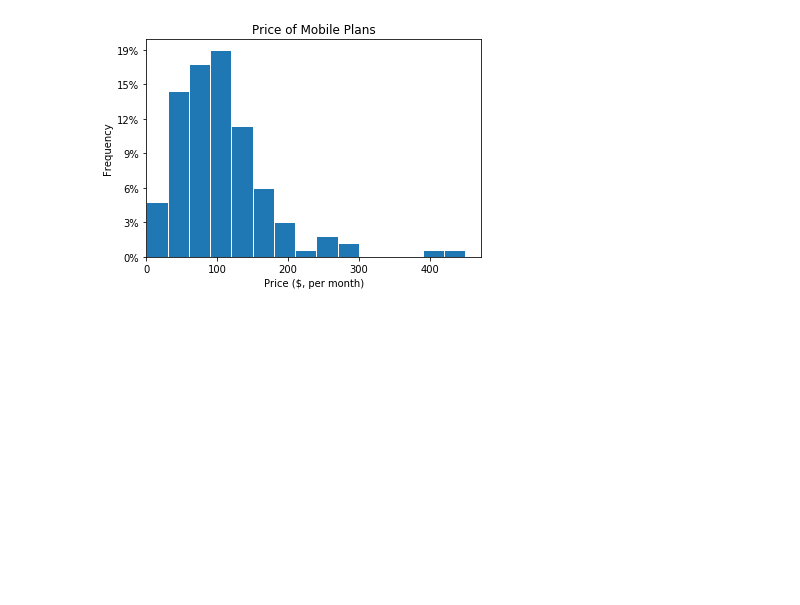
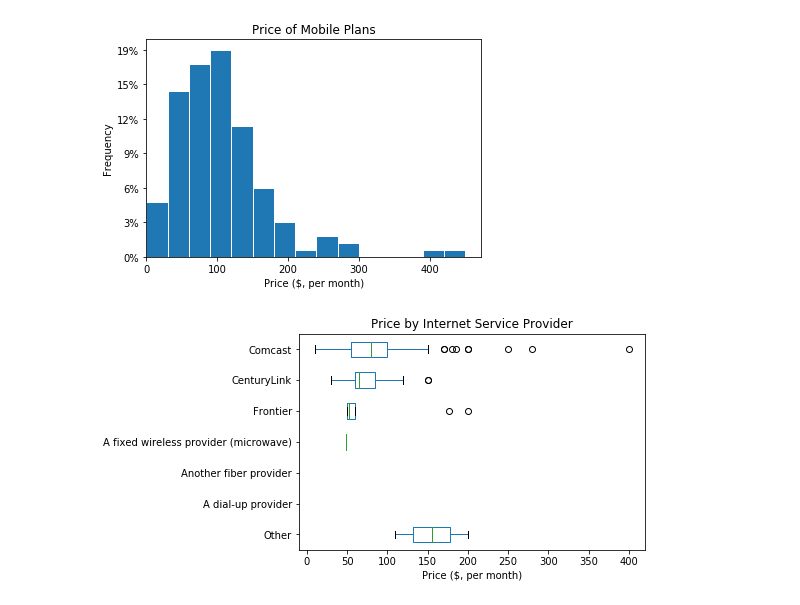
Before and after one commit to municipalbroadband/reports, a Jupyter notebook: mbpdx/2020-02-community-engagement/report.ipynb, the cells around one changed output. Saved outputs shown, nothing was run; the diff lists cells and outputs as text; code cells hidden in the pictures; blank space fills up the shorter version.

```diff
--- a/mbpdx/2020-02-community-engagement/report.ipynb
+++ b/mbpdx/2020-02-community-engagement/report.ipynb
@@ -47,3 +57,14 @@ for col, label in {'internet_price': 'Internet', 'mobile_price': 'Mobile'}.items
 # %% [output]
 [figure]
 [figure]
+# %%
+ax = df.boxplot(by='isp', column='internet_price', vert=False, grid=False)
+ax.invert_yaxis()
+
+plt.title('Price by Internet Service Provider')
+plt.suptitle(None)
+plt.xlabel('Price ($, per month)')
+
+plt.show()
+# %% [output]
+[figure, added]
```
Also changed, not shown: parts of 5 cells of this notebook.
